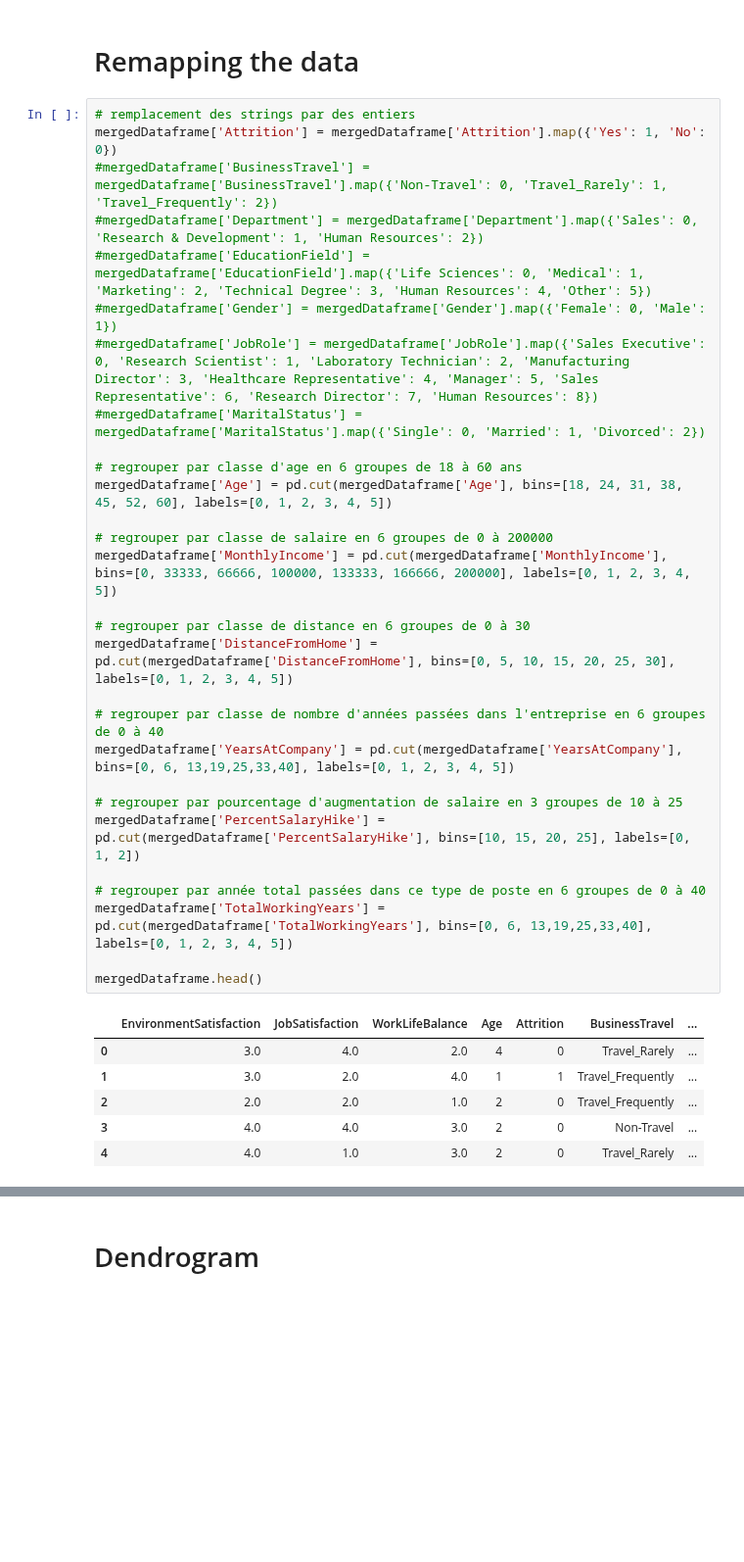
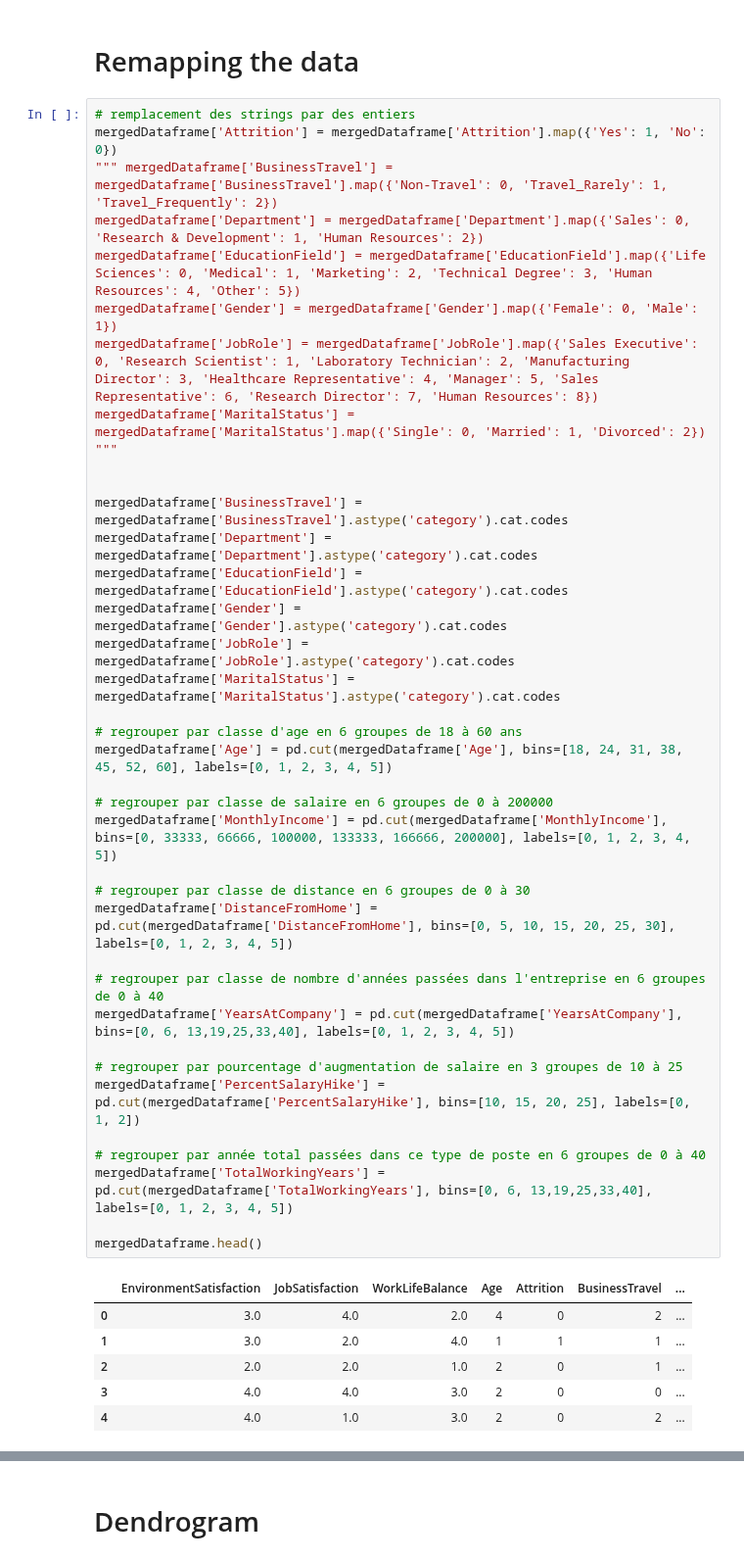
Before and after one commit to Aldresus/projetIA, a Jupyter notebook: projet.ipynb, the cells around one changed output, grey strips where cells are left out. Shown at 98% size. Saved outputs shown, nothing was run; the diff lists cells and outputs as text; blank space fills up the shorter version.

```diff
--- a/projet.ipynb
+++ b/projet.ipynb
@@ -205,39 +205,47 @@ mergedDataframe.head()
 # %%
 # remplacement des strings par des entiers
 mergedDataframe['Attrition'] = mergedDataframe['Attrition'].map({'Yes': 1, 'No': 0})
-#mergedDataframe['BusinessTravel'] = mergedDataframe['BusinessTravel'].map({'Non-Travel': 0, 'Travel_Rarely': 1, 'Travel_Frequently': 2})
-#mergedDataframe['Department'] = mergedDataframe['Department'].map({'Sales': 0, 'Research & Development': 1, 'Human Resources': 2})
-#mergedDataframe['EducationField'] = mergedDataframe['EducationField'].map({'Life Sciences': 0, 'Medical': 1, 'Marketing': 2, 'Technical Degree': 3, 'Human Resources': 4, 'Other': 5})
-#mergedDataframe['Gender'] = mergedDataframe['Gender'].map({'Female': 0, 'Male': 1})
-#mergedDataframe['JobRole'] = mergedDataframe['JobRole'].map({'Sales Executive': 0, 'Research Scientist': 1, 'Laboratory Technician': 2, 'Manufacturing Director': 3, 'Healthcare Representative': 4, 'Manager': 5, 'Sales Representative': 6, 'Research Director': 7, 'Human Resources': 8})
-#mergedDataframe['MaritalStatus'] = mergedDataframe['MaritalStatus'].map({'Single': 0, 'Married': 1, 'Divorced': 2})
+""" mergedDataframe['BusinessTravel'] = mergedDataframe['BusinessTravel'].map({'Non-Travel': 0, 'Travel_Rarely': 1, 'Travel_Frequently': 2})
+mergedDataframe['Department'] = mergedDataframe['Department'].map({'Sales': 0, 'Research & Development': 1, 'Human Resources': 2})
+mergedDataframe['EducationField'] = mergedDataframe['EducationField'].map({'Life Sciences': 0, 'Medical': 1, 'Marketing': 2, 'Technical Degree': 3, 'Human Resources': 4, 'Other': 5})
+mergedDataframe['Gender'] = mergedDataframe['Gender'].map({'Female': 0, 'Male': 1})
+mergedDataframe['JobRole'] = mergedDataframe['JobRole'].map({'Sales Executive': 0, 'Research Scientist': 1, 'Laboratory Technician': 2, 'Manufacturing Director': 3, 'Healthcare Representative': 4, 'Manager': 5, 'Sales Representative': 6, 'Research Director': 7, 'Human Resources': 8})
+mergedDataframe['MaritalStatus'] = mergedDataframe['MaritalStatus'].map({'Single': 0, 'Married': 1, 'Divorced': 2}) """
+
+
+mergedDataframe['BusinessTravel'] = mergedDataframe['BusinessTravel'].astype('category').cat.codes
+mergedDataframe['Department'] = mergedDataframe['Department'].astype('category').cat.codes
+mergedDataframe['EducationField'] = mergedDataframe['EducationField'].astype('category').cat.codes
+mergedDataframe['Gender'] = mergedDataframe['Gender'].astype('category').cat.codes
+mergedDataframe['JobRole'] = mergedDataframe['JobRole'].astype('category').cat.codes
+mergedDataframe['MaritalStatus'] = mergedDataframe['MaritalStatus'].astype('category').cat.codes
 
 # regrouper par classe d'age en 6 groupes de 18 à 60 ans
 mergedDataframe['Age'] = pd.cut(mergedDataframe['Age'], bins=[18, 24, 31, 38, 45, 52, 60], labels=[0, 1, 2, 3, 4, 5])
 
 # regrouper par classe de salaire en 6 groupes de 0 à 200000
 mergedDataframe['MonthlyIncome'] = pd.cut(mergedDataframe['MonthlyIncome'], bins=[0, 33333, 66666, 100000, 133333, 166666, 200000], labels=[0, 1, 2, 3, 4, 5])
 
 # regrouper par classe de distance en 6 groupes de 0 à 30
 mergedDataframe['DistanceFromHome'] = pd.cut(mergedDataframe['DistanceFromHome'], bins=[0, 5, 10, 15, 20, 25, 30], labels=[0, 1, 2, 3, 4, 5])
 
 # regrouper par classe de nombre d'années passées dans l'entreprise en 6 groupes de 0 à 40
 mergedDataframe['YearsAtCompany'] = pd.cut(mergedDataframe['YearsAtCompany'], bins=[0, 6, 13,19,25,33,40], labels=[0, 1, 2, 3, 4, 5])
 
 # regrouper par pourcentage d'augmentation de salaire en 3 groupes de 10 à 25
 mergedDataframe['PercentSalaryHike'] = pd.cut(mergedDataframe['PercentSalaryHike'], bins=[10, 15, 20, 25], labels=[0, 1, 2])
 
 # regrouper par année total passées dans ce type de poste en 6 groupes de 0 à 40
 mergedDataframe['TotalWorkingYears'] = pd.cut(mergedDataframe['TotalWorkingYears'], bins=[0, 6, 13,19,25,33,40], labels=[0, 1, 2, 3, 4, 5])
 
 mergedDataframe.head()
 # %% [output]
 |  | EnvironmentSatisfaction | JobSatisfaction | WorkLifeBalance | Age | Attrition | BusinessTravel | ... |
-| 0 | 3.0 | 4.0 | 2.0 | 4 | 0 | Travel_Rarely | ... |
-| 1 | 3.0 | 2.0 | 4.0 | 1 | 1 | Travel_Frequently | ... |
-| 2 | 2.0 | 2.0 | 1.0 | 2 | 0 | Travel_Frequently | ... |
-| 3 | 4.0 | 4.0 | 3.0 | 2 | 0 | Non-Travel | ... |
-| 4 | 4.0 | 1.0 | 3.0 | 2 | 0 | Travel_Rarely | ... |
+| 0 | 3.0 | 4.0 | 2.0 | 4 | 0 | 2 | ... |
+| 1 | 3.0 | 2.0 | 4.0 | 1 | 1 | 1 | ... |
+| 2 | 2.0 | 2.0 | 1.0 | 2 | 0 | 1 | ... |
+| 3 | 4.0 | 4.0 | 3.0 | 2 | 0 | 0 | ... |
+| 4 | 4.0 | 1.0 | 3.0 | 2 | 0 | 2 | ... |
 5 rows × 25 columns
 # %% [markdown]
 # Dendrogram
```
Also changed, not shown: parts of 10 cells of this notebook, 1 other file.
